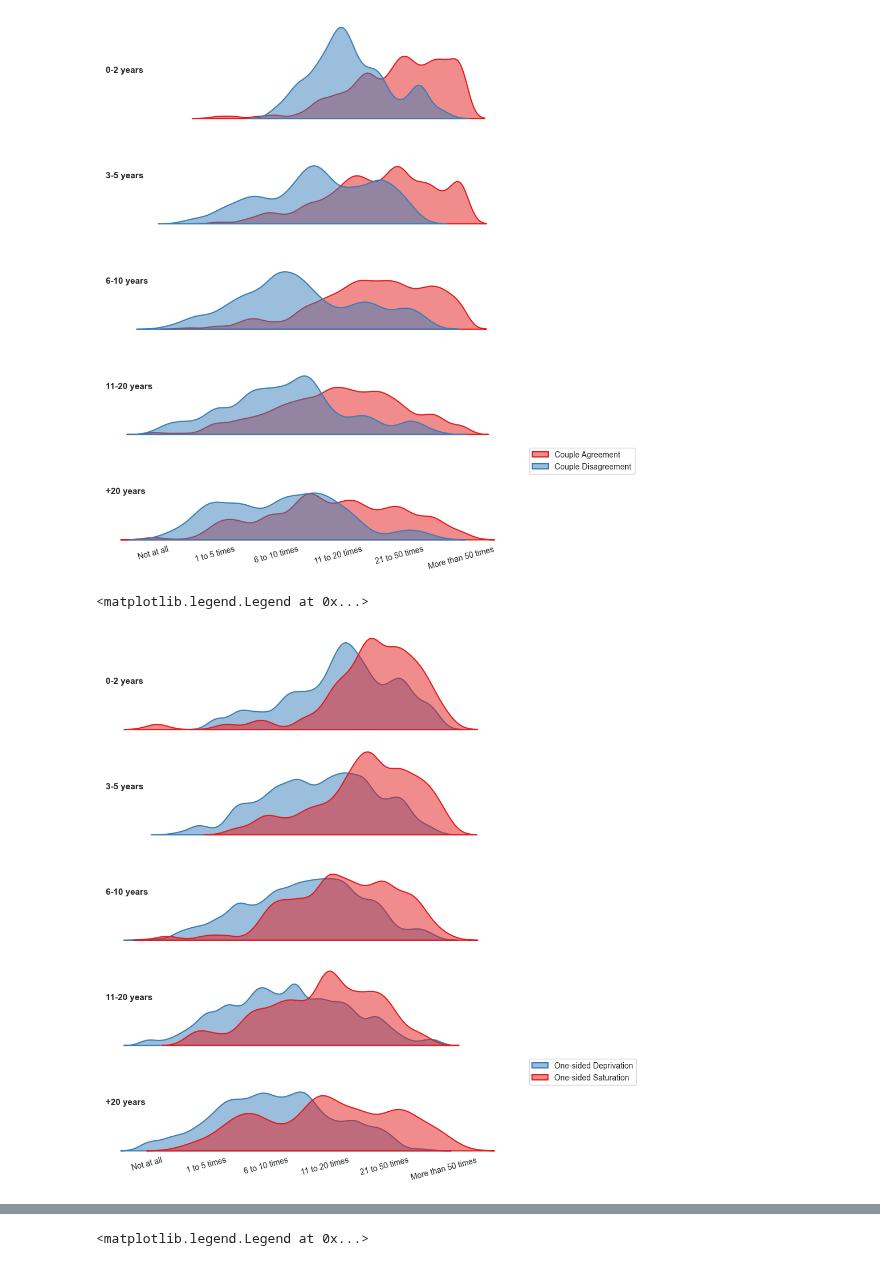
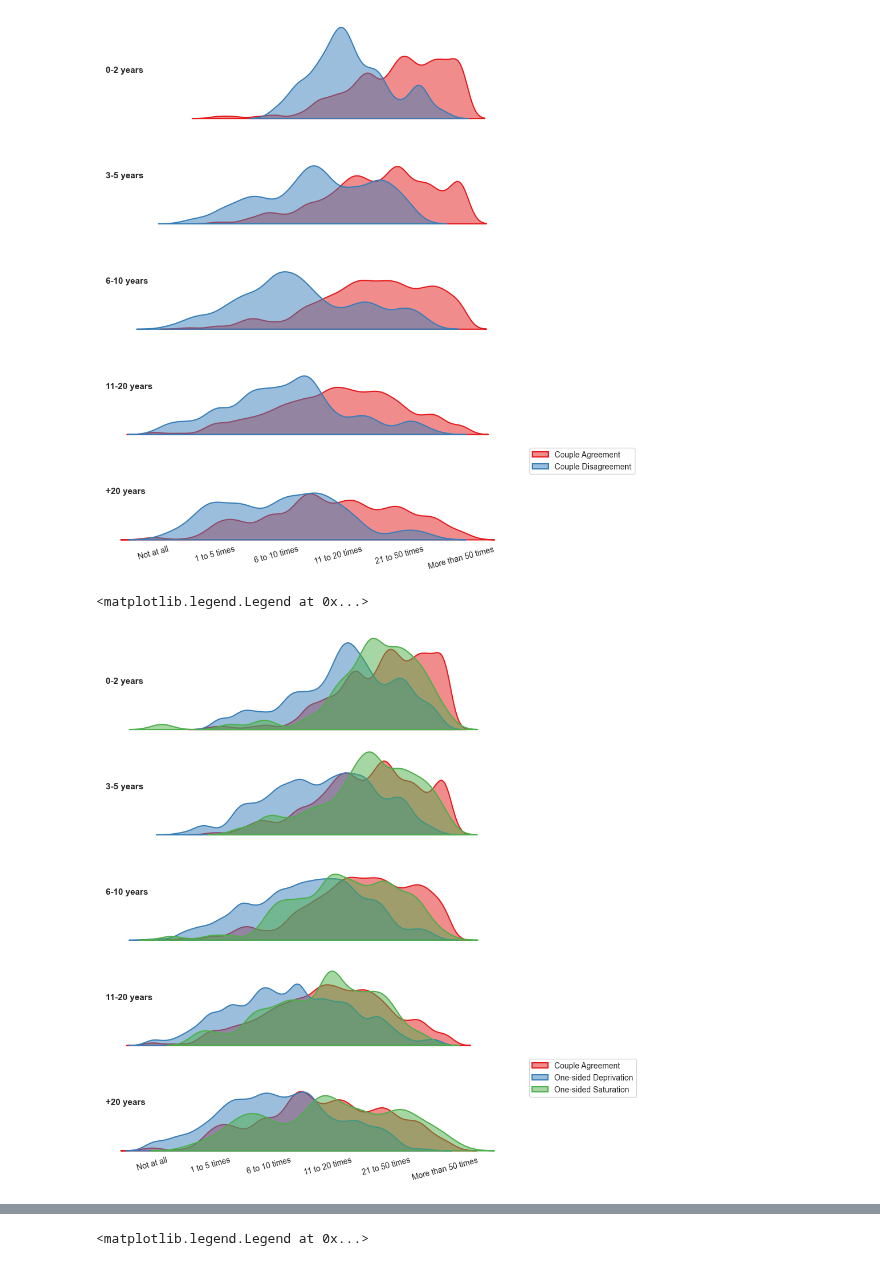
Before and after one commit to EdgardoCS/touchCouples, a Jupyter notebook: dyad_comparisons.ipynb, the cells around one changed output, grey strips where cells are left out. Drawn from its saved outputs; the diff is of its cells as text; code cells hidden in the pictures.

```diff
--- a/dyad_comparisons.ipynb
+++ b/dyad_comparisons.ipynb
@@ -144,14 +144,13 @@ plt.legend(loc='upper left', bbox_to_anchor=(1.03, 1))
 # %%
 temp1 = 'Relationship Length'
 df2 = df[
-    (df['SubGroup'] != 'Couple Agreement') &
     (df['SubGroup'] != 'Couple Disagreement') &
     (df['SubGroup'] != 'Couple Saturation') &
     (df['SubGroup'] != 'Couple Deprivation')
     ]
 g = sns.FacetGrid(
     data=df2, row=temp1, hue="SubGroup",
-    aspect=4, height=2, palette=sns.color_palette("Set1", 2)
+    aspect=4, height=2, palette=sns.color_palette("Set1", 3)
 )
 
 g.map(
@@ -159,34 +158,34 @@ g.map(
     clip_on=False, fill=True, alpha=0.5,
     linewidth=1.5
 )
 g.fig.subplots_adjust(hspace=0.1)
 
 g.set_titles("")
 g.set_xlabels("")
 g.set(yticks=[], ylabel="")
 g.despine(bottom=True, left=True)
 
 for i, ax in enumerate(g.axes.flatten()):
     labels = ["0-2 years", "3-5 years", "6-10 years", "11-20 years", "+20 years"]
     ax.text(
         0.01, 0.5, labels[i], transform=ax.transAxes,
         fontweight="bold", fontsize=11, ha="left", va="center"
     )
     ax.grid(False)
 
 plt.xticks(
     ticks=[0, 1, 2, 3, 4, 5],
     labels=[
         "Not at all", '1 to 5 times',
         '6 to 10 times', '11 to 20 times',
         '21 to 50 times', 'More than 50 times',
     ],
     rotation=15
 )
 plt.legend(loc='upper left', bbox_to_anchor=(1.03, 1))
 # %% [output]
 <matplotlib.legend.Legend at 0x...>
-[figure, old version]
+[figure, new version]
 # %%
 trait_cols = [
     "Anchor Neuroticism", "Partner Neuroticism",
```
Also changed, not shown: parts of 2 cells of this notebook, 16 other files.
